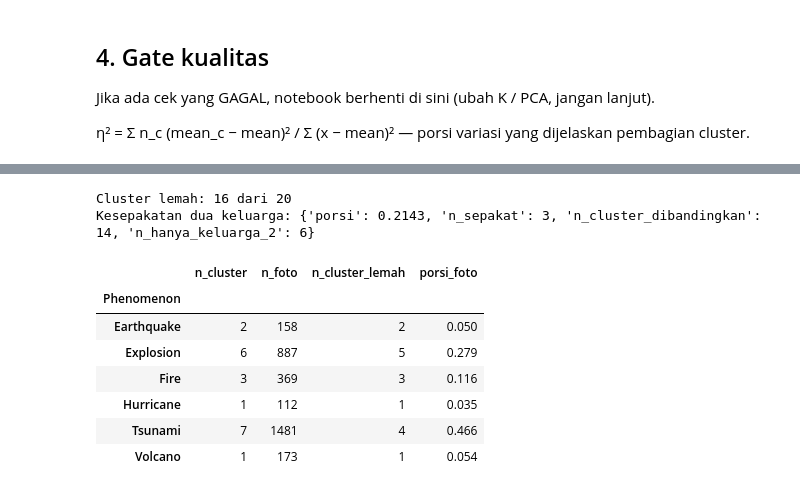
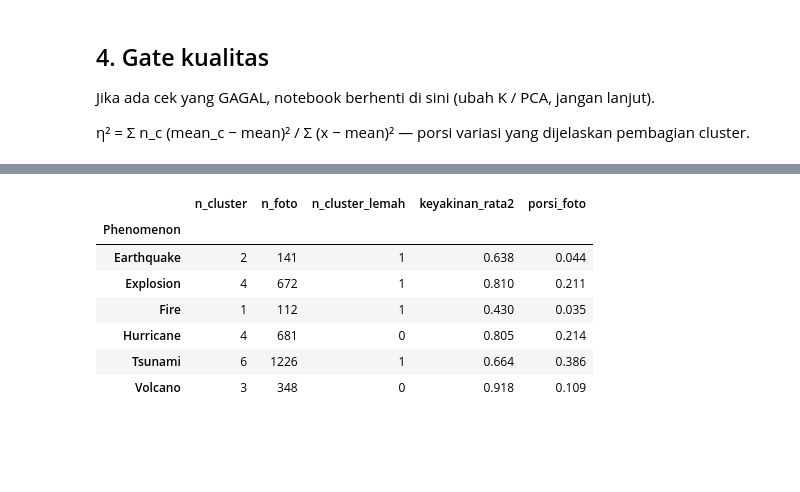
Before and after one commit to xenoo-droid/Perintis_DATAVIDIA, a Jupyter notebook: fahmi/B_kejadian.ipynb, the cells around one changed output, grey strips where cells are left out. Cells and saved outputs as stored; diff of their text form; code cells hidden in the pictures; blank space fills up the shorter version.

```diff
--- a/fahmi/B_kejadian.ipynb
+++ b/fahmi/B_kejadian.ipynb
@@ -105,6 +110,8 @@ patch = pd.read_parquet(f"{FITUR_DIR}/patch_change_stats_v3.parquet")
 phys  = pd.read_parquet(PHYS_PATH)
 emb_pre  = np.load(f"{FITUR_DIR}/dino_color_pre.npy")
 emb_post = np.load(f"{FITUR_DIR}/dino_color_post.npy")
+with open(f"{FITUR_DIR}/meta.json", encoding="utf-8") as f:
+    META_A = json.load(f)
 
 ids = sub["Id"].to_numpy()
 N = len(ids)
@@ -119,7 +126,10 @@ for nama, e in [("pre", emb_pre), ("post", emb_post)]:
     assert e.shape == (N, 1024), f"bentuk {nama} {e.shape}"
     assert not np.isnan(e).any(), f"NaN di embedding {nama}"
 
+print("Input A:", META_A["versi"], "|", META_A["pengaturan"]["backbone"], "|", META_A["pengaturan"]["precision"],
+      "| ambang color_shift:", META_A["pengaturan"].get("ambang_color_shift"))
 print("N =", N, "| embedding pre/post:", emb_pre.shape, emb_post.shape, emb_pre.dtype)
 print("artifact:", art.shape, "| patch:", patch.shape, "| phys_v4:", phys.shape)
+print("color_unreliable_v4 =", round(phys["color_unreliable_v4"].mean() * 100, 1), "% foto")
 print("Semua cek urutan Id, bentuk, dan NaN embedding: LULUS")
 # %% [output]
@@ -522,0 +532,24 @@ Kelas tetap kosong: tidak ada
+# %%
+idx_cluster = [np.where(event_id == e)[0] for e in range(K)]
+cocok = np.zeros(K)
+for b in range(N_BOOT):
+    rng_b = np.random.default_rng(b)
+    idx = np.concatenate([rng_b.choice(ix, size=len(ix), replace=True) for ix in idx_cluster])
+    med_b, _ = profil_median(event_id[idx], nilai.iloc[idx].reset_index(drop=True))
+    S_b = skor_kelas(z_robust(med_b), BOBOT)
+    cocok += (S_b.idxmax(axis=1).to_numpy() == nama_final.to_numpy())
+keyakinan = pd.Series(cocok / N_BOOT, index=range(K))
+
+names = pd.DataFrame({
+    "Phenomenon": nama_final, "n": ukuran, "keyakinan": keyakinan.round(4),
+    "is_weak": keyakinan < YAKIN_MIN, "margin": margin.round(4),
+})
+names.index.name = "event_id"
+for k in KELAS:
+    names["skor_" + k] = S[k].round(4)
+pindah = {d["event_id"]: d for d in log_pindah}
+names["dipindah_kelas_kosong"] = [pindah[e]["dari"] if e in pindah else "" for e in names.index]
+names["pengorbanan"] = [pindah[e]["pengorbanan"] if e in pindah else np.nan for e in names.index]
+
+print("Cluster lemah (keyakinan <", YAKIN_MIN, "):", int(names["is_weak"].sum()), "dari", K)
+names[["Phenomenon", "n", "keyakinan", "is_weak", "margin", "dipindah_kelas_kosong", "pengorbanan"]]
@@ -523,29 +576,20 @@ Kelas tetap kosong: tidak ada
 # %%
 # Distribusi kelas
 distribusi = pd.DataFrame({
     "n_cluster": names["Phenomenon"].value_counts(),
     "n_foto": names.groupby("Phenomenon")["n"].sum(),
     "n_cluster_lemah": names[names["is_weak"]]["Phenomenon"].value_counts(),
-}).reindex(KELAS).fillna(0).astype(int)
+    "keyakinan_rata2": names.groupby("Phenomenon")["keyakinan"].mean().round(3),
+}).reindex(KELAS)
+distribusi[["n_cluster", "n_foto", "n_cluster_lemah"]] = distribusi[["n_cluster", "n_foto", "n_cluster_lemah"]].fillna(0).astype(int)
 distribusi["porsi_foto"] = (distribusi["n_foto"] / N).round(3)
-print("Cluster lemah:", int(names["is_weak"].sum()), "dari", K)
-
-# Kesepakatan dua keluarga (hanya cluster yang keluarga 1-nya lengkap)
-lengkap = ~names["hanya_keluarga_2"]
-sepakat = (names.loc[lengkap, "kelas_keluarga_1"] == names.loc[lengkap, "kelas_keluarga_2"])
-KESEPAKATAN = {"porsi": round(float(sepakat.mean()), 4) if lengkap.any() else None,
-               "n_sepakat": int(sepakat.sum()), "n_cluster_dibandingkan": int(lengkap.sum()),
-               "n_hanya_keluarga_2": int(names["hanya_keluarga_2"].sum())}
-print("Kesepakatan dua keluarga:", KESEPAKATAN)
 distribusi
 # %% [output]
-Cluster lemah: 16 dari 20
-Kesepakatan dua keluarga: {'porsi': 0.2143, 'n_sepakat': 3, 'n_cluster_dibandingkan': 14, 'n_hanya_keluarga_2': 6}
-|  | n_cluster | n_foto | n_cluster_lemah | porsi_foto |
-| Phenomenon |  |  |  |  |
-| Earthquake | 2 | 158 | 2 | 0.050 |
-| Explosion | 6 | 887 | 5 | 0.279 |
-| Fire | 3 | 369 | 3 | 0.116 |
-| Hurricane | 1 | 112 | 1 | 0.035 |
-| Tsunami | 7 | 1481 | 4 | 0.466 |
-| Volcano | 1 | 173 | 1 | 0.054 |
+|  | n_cluster | n_foto | n_cluster_lemah | keyakinan_rata2 | porsi_foto |
+| Phenomenon |  |  |  |  |  |
+| Earthquake | 2 | 141 | 1 | 0.638 | 0.044 |
+| Explosion | 4 | 672 | 1 | 0.810 | 0.211 |
+| Fire | 1 | 112 | 1 | 0.430 | 0.035 |
+| Hurricane | 4 | 681 | 0 | 0.805 | 0.214 |
+| Tsunami | 6 | 1226 | 1 | 0.664 | 0.386 |
+| Volcano | 3 | 348 | 0 | 0.918 | 0.109 |
```
Also changed, not shown: parts of 37 cells of this notebook, 7 other files.
